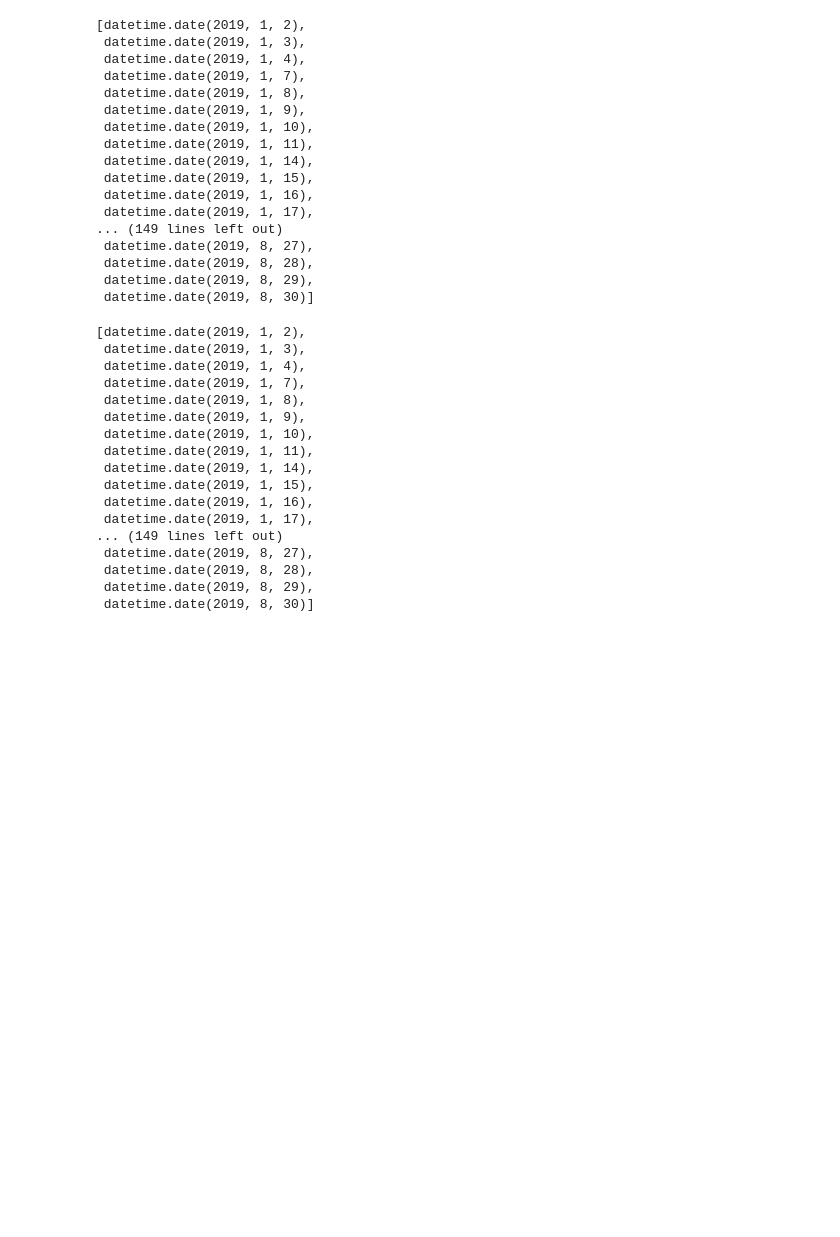
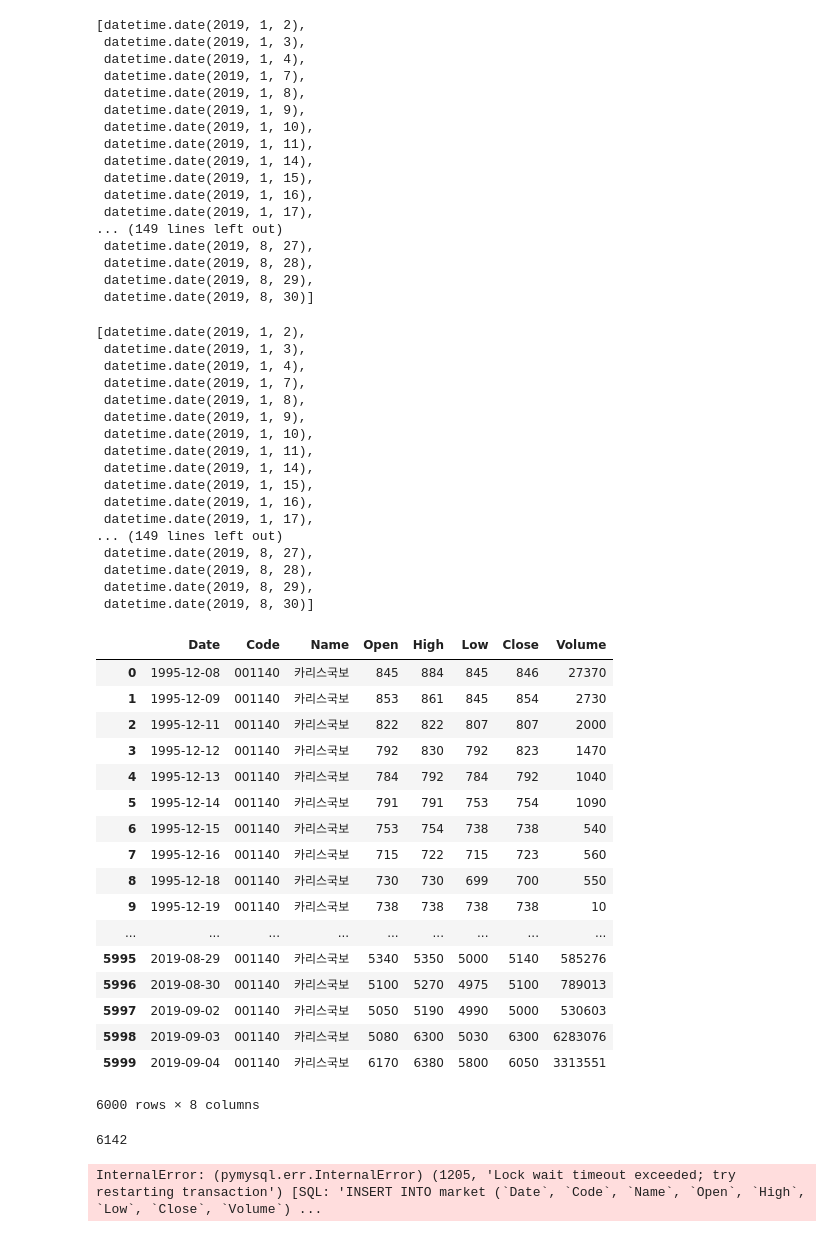
Before and after one commit to linux386/first_module, a Jupyter notebook: Attempt.ipynb, the cells around one changed output. Saved outputs shown, nothing was run; the diff lists cells and outputs as text; code cells hidden in the pictures; blank space fills up the shorter version.

Commit message:
kkang

```diff
--- a/Attempt.ipynb
+++ b/Attempt.ipynb
@@ -889,20 +889,70 @@ import FinanceDataReader as fdr
 import matplotlib.pyplot as plt
 import pandas as pd
 import sqlalchemy
+import pymysql
 
-
+conn = pymysql.connect(host = 'localhost', user = 'kkang', password = 'leaf2027' ,db = 'stock')
+curs = conn.cursor()
 engine = sqlalchemy.create_engine('mysql+pymysql://kkang:leaf2027@localhost/stock?charset=utf8',encoding='utf-8')
 
-Code = '010660'
-Name = '화천기계'
+query = "delete from  market where Name = '아이에이'"
+curs.execute(query)
+conn.commit()
+conn.close()
+
+Code = '038880'
+Name = '아이에이'
 
 df = fdr.DataReader(Code, '1995')
-df.to_excel('d:\\010660.xlsx', encoding='UTF-8')
+df.to_excel('d:\\'+Code+'.xlsx', encoding='UTF-8')
 
-df = pd.read_excel('d:\\010660.xlsx')
+df = pd.read_excel('d:\\'+Code+'.xlsx')
 df['Code']= Code
 df['Name']= Name
 
-df = df[['Date','Code','Name','Open', 'High', 'Low', 'Close', 'Volume']]
+df = df[['Date','Code','Name','Open', 'High', 'Low', 'Volume','Close']]
 
 df.to_sql(name='market', con=engine, if_exists='append', index = False)
+# %%
+df
+# %% [output]
+|  | Date | Code | Name | Open | High | Low | Close | Volume |
+| 0 | 1995-12-08 | 001140 | 카리스국보 | 845 | 884 | 845 | 846 | 27370 |
+| 1 | 1995-12-09 | 001140 | 카리스국보 | 853 | 861 | 845 | 854 | 2730 |
+| 2 | 1995-12-11 | 001140 | 카리스국보 | 822 | 822 | 807 | 807 | 2000 |
+| 3 | 1995-12-12 | 001140 | 카리스국보 | 792 | 830 | 792 | 823 | 1470 |
+| 4 | 1995-12-13 | 001140 | 카리스국보 | 784 | 792 | 784 | 792 | 1040 |
+| 5 | 1995-12-14 | 001140 | 카리스국보 | 791 | 791 | 753 | 754 | 1090 |
+| 6 | 1995-12-15 | 001140 | 카리스국보 | 753 | 754 | 738 | 738 | 540 |
+| 7 | 1995-12-16 | 001140 | 카리스국보 | 715 | 722 | 715 | 723 | 560 |
+| 8 | 1995-12-18 | 001140 | 카리스국보 | 730 | 730 | 699 | 700 | 550 |
+| 9 | 1995-12-19 | 001140 | 카리스국보 | 738 | 738 | 738 | 738 | 10 |
+| ... | ... | ... | ... | ... | ... | ... | ... | ... |
+| 5995 | 2019-08-29 | 001140 | 카리스국보 | 5340 | 5350 | 5000 | 5140 | 585276 |
+| 5996 | 2019-08-30 | 001140 | 카리스국보 | 5100 | 5270 | 4975 | 5100 | 789013 |
+| 5997 | 2019-09-02 | 001140 | 카리스국보 | 5050 | 5190 | 4990 | 5000 | 530603 |
+| 5998 | 2019-09-03 | 001140 | 카리스국보 | 5080 | 6300 | 5030 | 6300 | 6283076 |
+| 5999 | 2019-09-04 | 001140 | 카리스국보 | 6170 | 6380 | 5800 | 6050 | 3313551 |
+6000 rows × 8 columns
+# %%
+import FinanceDataReader as fdr
+import matplotlib.pyplot as plt
+import pandas as pd
+#import sqlalchemy
+import pymysql
+
+conn = pymysql.connect(host = 'localhost', user = 'kkang', password = 'leaf2027' ,db = 'stock')
+# host = DB주소(localhost 또는 ip주소), user = DB id, password = DB password, db = DB명
+curs = conn.cursor()
+#engine = sqlalchemy.create_engine('mysql+pymysql://kkang:leaf2027@localhost/stock?charset=utf8',encoding='utf-8')
+
+query = "delete from  market where Name = '국보'"
+curs.execute(query)
+conn.commit()
+conn.close()
+# %% [output]
+6142
+# %%
+df.to_sql(name='market', con=engine, if_exists='append', index = False)
+# %% [output]
+InternalError: (pymysql.err.InternalError) (1205, 'Lock wait timeout exceeded; try restarting transaction') [SQL: 'INSERT INTO market (`Date`, `Code`, `Name`, `Open`, `High`, `Low`, `Close`, `Volume`) ...
```
Also changed, not shown: parts of 1 cell of this notebook, 2 other files.
